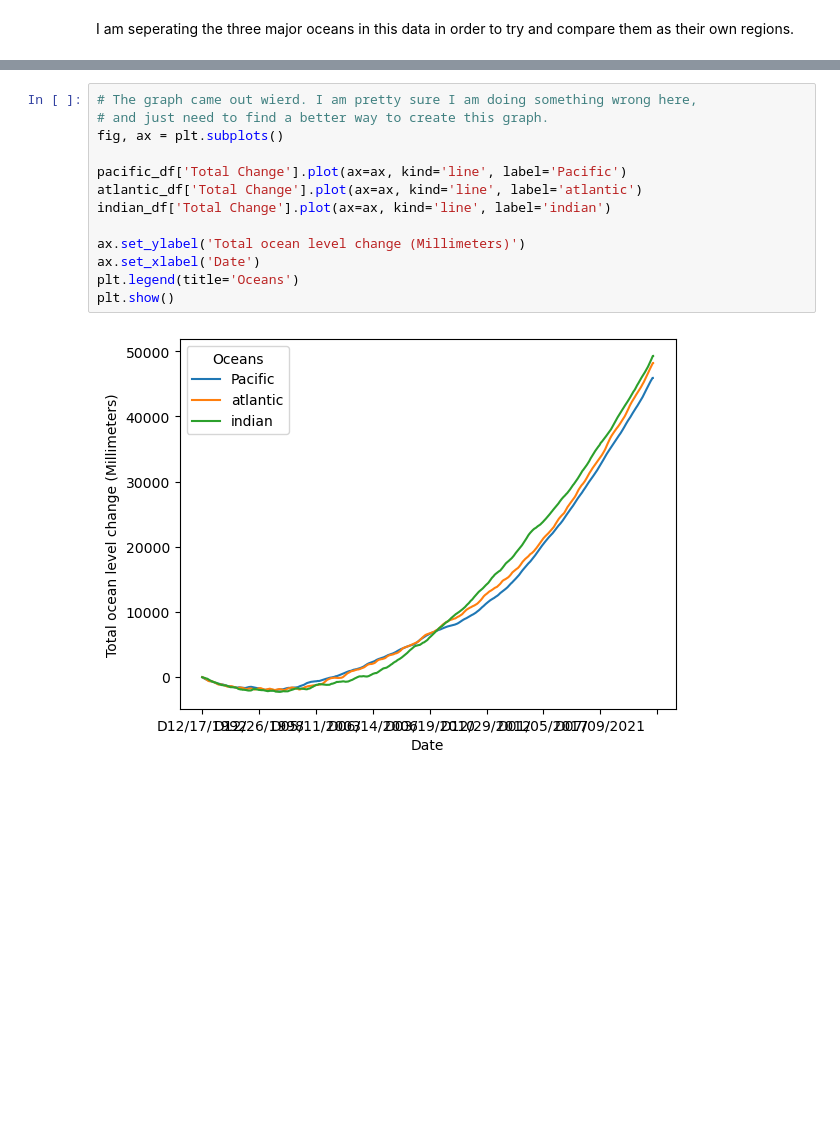
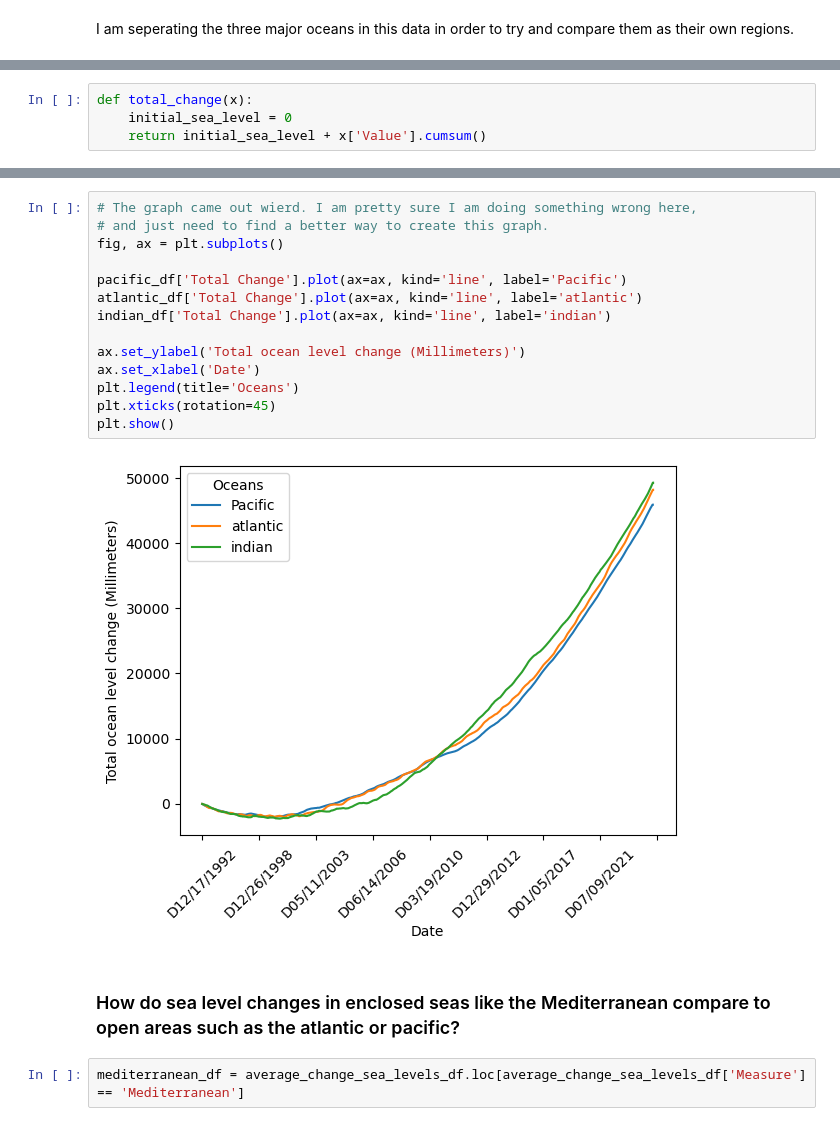
Before and after one commit to Ahshaam/Analysis_of_Sea_Levels, a Jupyter notebook: Project-1/Project_Notebook.ipynb, the cells around one changed output, grey strips where cells are left out. Cells and saved outputs as stored; diff of their text form; blank space fills up the shorter version.

```diff
--- a/Project-1/Project_Notebook.ipynb
+++ b/Project-1/Project_Notebook.ipynb
@@ -168,6 +168,10 @@ indian_df.head()
 | 59 | World | NaN | WLD | Change in mean sea level: Sea lev... | Millimeters | National Oceanic and Atmospheric ... | ECCL | Change in Mean Sea Level | Environment, Climate Change, Clim... | ... |
 | 81 | World | NaN | WLD | Change in mean sea level: Sea lev... | Millimeters | National Oceanic and Atmospheric ... | ECCL | Change in Mean Sea Level | Environment, Climate Change, Clim... | ... |
 | 110 | World | NaN | WLD | Change in mean sea level: Sea lev... | Millimeters | National Oceanic and Atmospheric ... | ECCL | Change in Mean Sea Level | Environment, Climate Change, Clim... | ... |
+# %%
+def total_change(x):
+    initial_sea_level = 0
+    return initial_sea_level + x['Value'].cumsum()
 # %%
 initial_sea_level = 0
 pacific_df['Total Change'] = initial_sea_level + pacific_df['Value'].cumsum()
@@ -225,15 +229,20 @@ See the caveats in the documentation: https://pandas.pydata.org/pandas-docs/stab
 # %%
 # The graph came out wierd. I am pretty sure I am doing something wrong here,
 # and just need to find a better way to create this graph.
 fig, ax = plt.subplots()
 
 pacific_df['Total Change'].plot(ax=ax, kind='line', label='Pacific')
 atlantic_df['Total Change'].plot(ax=ax, kind='line', label='atlantic')
 indian_df['Total Change'].plot(ax=ax, kind='line', label='indian')
 
 ax.set_ylabel('Total ocean level change (Millimeters)')
 ax.set_xlabel('Date')
 plt.legend(title='Oceans')
+plt.xticks(rotation=45)
 plt.show()
 # %% [output]
-[figure, old version]
+[figure, new version]
+# %% [markdown]
+### How do sea level changes in enclosed seas like the Mediterranean compare to open areas such as the atlantic or pacific?
+# %%
+mediterranean_df = average_change_sea_levels_df.loc[average_change_sea_levels_df['Measure'] == 'Mediterranean']
```
Also changed, not shown: parts of 13 cells of this notebook.
